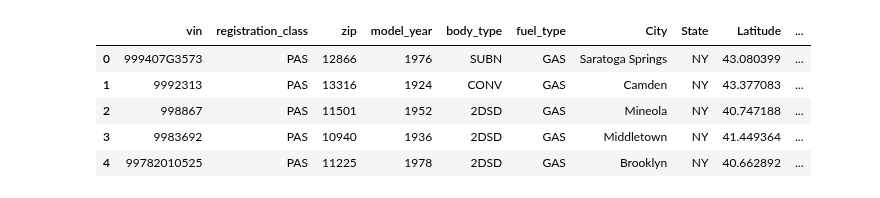
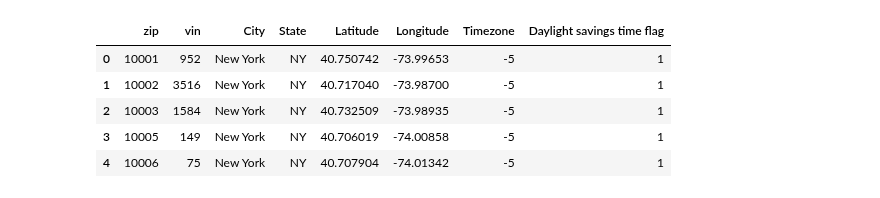
Before and after one commit to paloni-dotcom/Se7en, a Jupyter notebook: files to be removed after verifcation/Car_density_2009.ipynb, the cells around one changed output. Cells and saved outputs as stored; diff of their text form; code cells hidden in the pictures.

```diff
--- a/Car_density_2020.ipynb
+++ b/files to be removed after verifcation/Car_density_2009.ipynb
@@ -24,7 +21,15 @@ vehicle_year_df = vehicle_df.loc[vehicle_df['model_year'].astype(int) <= 2020]
 #introducing zip code coordinates
 zip_df = pd.read_csv('Data/us-zip-code-latitude-and-longitude.csv')
 zip_df = zip_df.rename (columns = {"Zip" : "zip"})
+zip_df = zip_df.dropna()
 
-#take care of NaN velue
-zip_df = zip_df.dropna()
-#zip_df.head()
+vehicle_df = pd.read_csv("Data/vehicle_data.csv.gz", compression="gzip")
+vehicle_df = vehicle_df.dropna()
+
+#creating dataframe for car's for selective years
+vehicle_year_df = vehicle_df.loc[vehicle_df['model_year'].astype(int) <= 2009]
+
+#Merge by zip code coordinates to vehicle age mean dataframe
+vehicle_2009_df = pd.merge(vehicle_year_df, zip_df, on=['zip','zip'], how="left")
+vehicle_2009_df = vehicle_2009_df.dropna()
+vehicle_2009_df.head()
@@ -30,0 +38,5 @@ zip_df = zip_df.dropna()
+# %%
+#Merge by zip code coordinates to vehicle age mean dataframe
+vehicle_2009_df = pd.merge(vehicle_year_df, zip_df, on=['zip','zip'], how="left")
+vehicle_2009_df = vehicle_2009_df.dropna()
+vehicle_2009_df.head()
@@ -30,0 +50,5 @@ zip_df = zip_df.dropna()
+# %%
+# find mean of vehicle age by zip code
+veh_number_df = vehicle_2009_df.groupby('zip').agg({'vin':'count'})
+veh_number_df = veh_number_df.reset_index()
+veh_number_df
@@ -31,14 +69,14 @@ zip_df = zip_df.dropna()
 # %%
 #add zip code coordinates to vehicle age mean dataframe
-vehicle_2020_df = pd.merge(vehicle_year_df, zip_df, on=['zip','zip'], how="left")
+vehicle_09_df = pd.merge(veh_number_df, zip_df, on=['zip','zip'], how="left")
 
 #take care of NaN velue
-vehicle_2020_df = vehicle_2020_df.dropna()
-vehicle_2020_df.head()
+vehicle_09_df = vehicle_09_df.dropna()
+vehicle_09_df.head()
 # %% [output]
-|  | vin | registration_class | zip | model_year | body_type | fuel_type | City | State | Latitude | ... |
-| 0 | 999407G3573 | PAS | 12866 | 1976 | SUBN | GAS | Saratoga Springs | NY | 43.080399 | ... |
-| 1 | 9992313 | PAS | 13316 | 1924 | CONV | GAS | Camden | NY | 43.377083 | ... |
-| 2 | 998867 | PAS | 11501 | 1952 | 2DSD | GAS | Mineola | NY | 40.747188 | ... |
-| 3 | 9983692 | PAS | 10940 | 1936 | 2DSD | GAS | Middletown | NY | 41.449364 | ... |
-| 4 | 99782010525 | PAS | 11225 | 1978 | 2DSD | GAS | Brooklyn | NY | 40.662892 | ... |
+|  | zip | vin | City | State | Latitude | Longitude | Timezone | Daylight savings time flag |
+| 0 | 10001 | 952 | New York | NY | 40.750742 | -73.99653 | -5 | 1 |
+| 1 | 10002 | 3516 | New York | NY | 40.717040 | -73.98700 | -5 | 1 |
+| 2 | 10003 | 1584 | New York | NY | 40.732509 | -73.98935 | -5 | 1 |
+| 3 | 10005 | 149 | New York | NY | 40.706019 | -74.00858 | -5 | 1 |
+| 4 | 10006 | 75 | New York | NY | 40.707904 | -74.01342 | -5 | 1 |
```
Also changed, not shown: parts of 7 cells of this notebook, 7 other files.
